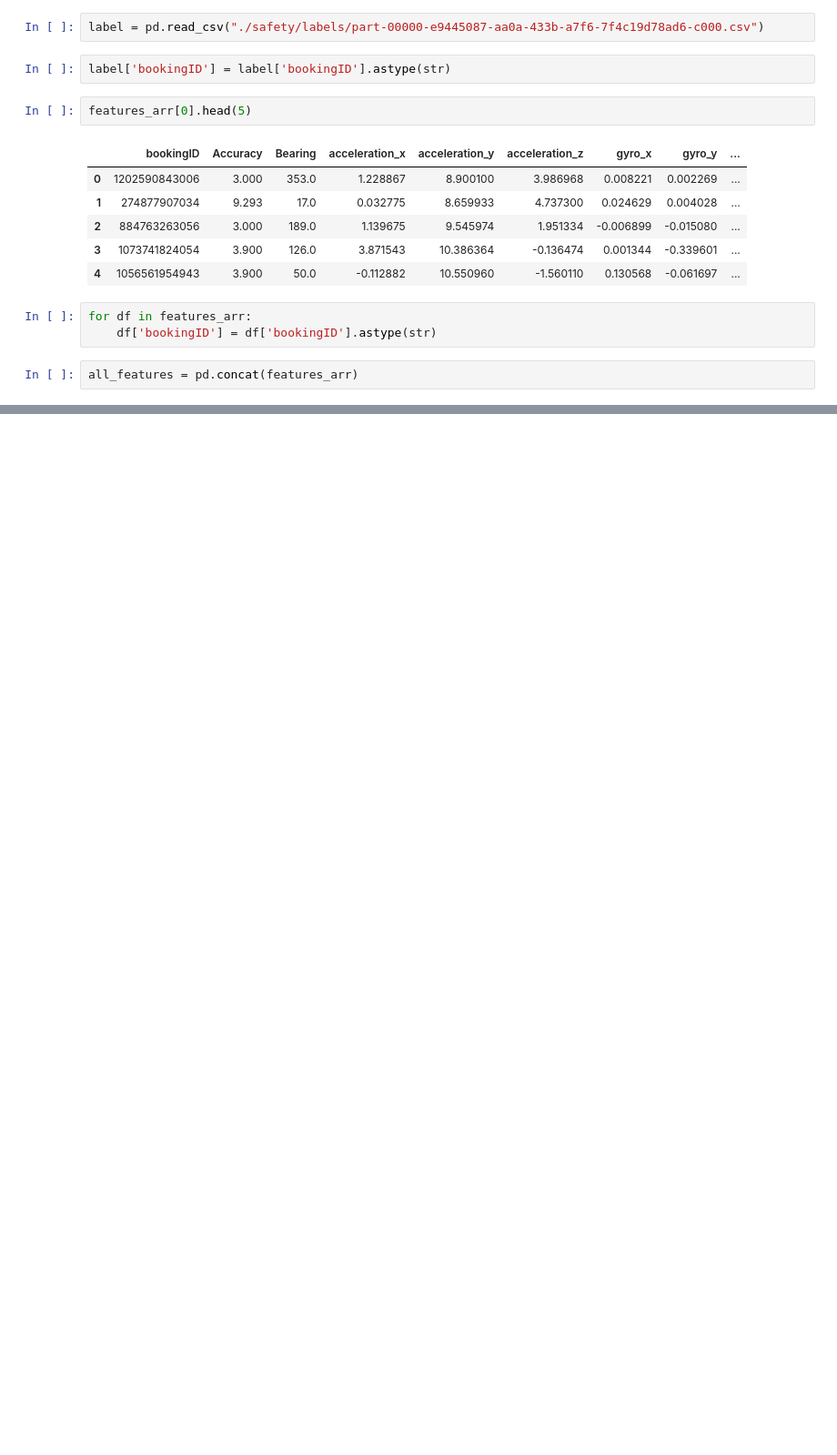
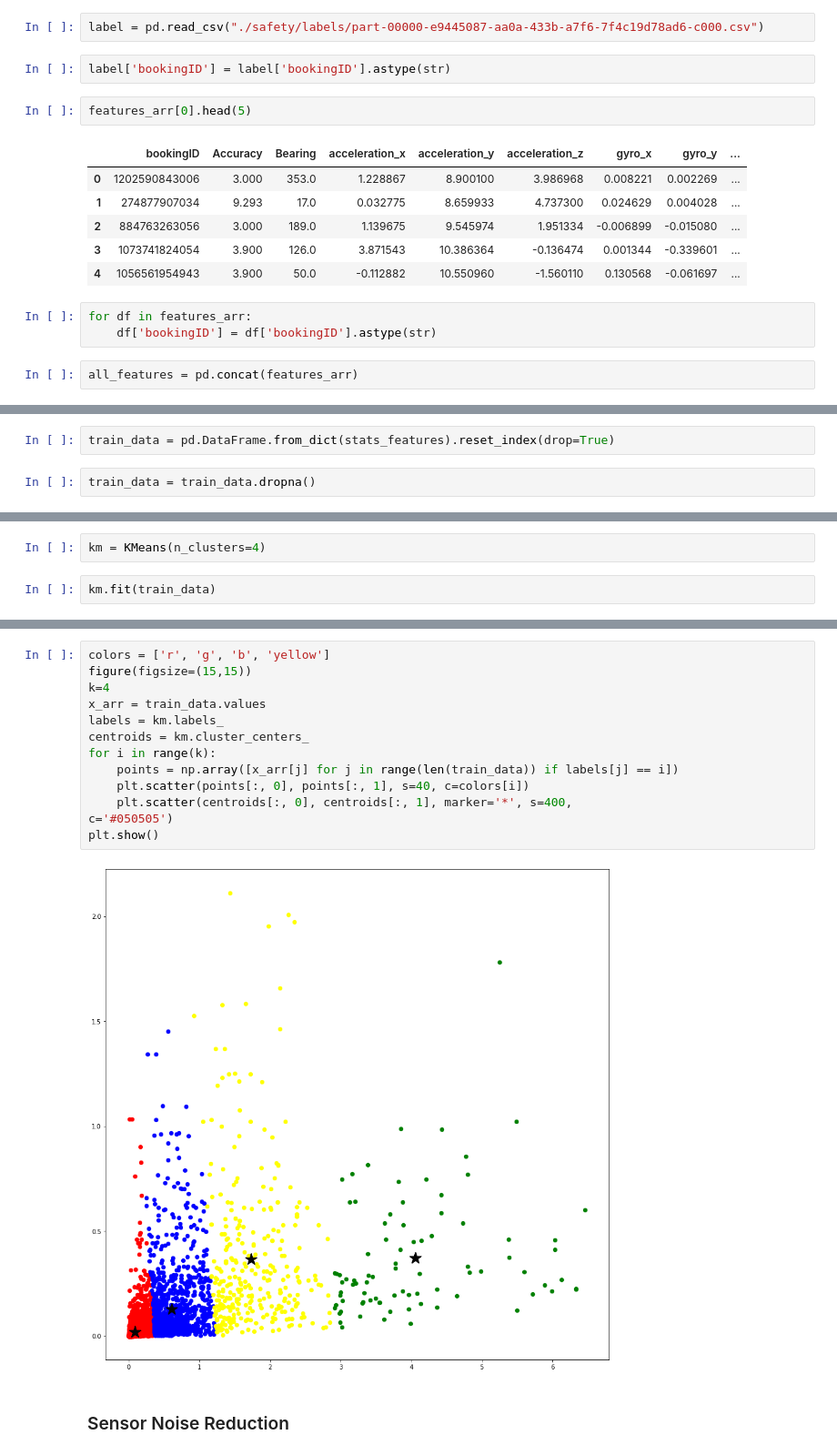
Before and after one commit to fariqodri/aiforsea, a Jupyter notebook: aiforsea.ipynb, the cells around one changed output, grey strips where cells are left out. Shown at 91% size. Saved outputs shown, nothing was run; the diff lists cells and outputs as text; blank space fills up the shorter version.

Commit message:
Finish clustering

```diff
--- a/aiforsea.ipynb
+++ b/aiforsea.ipynb
@@ -37,0 +151,4 @@ grouped_by_booking_id = all_features.sort_values("second").groupby('bookingID',
+# %%
+train_data = pd.DataFrame.from_dict(stats_features).reset_index(drop=True)
+# %%
+train_data = train_data.dropna()
@@ -37,0 +179,4 @@ grouped_by_booking_id = all_features.sort_values("second").groupby('bookingID',
+# %%
+km = KMeans(n_clusters=4)
+# %%
+km.fit(train_data)
@@ -37,0 +196,17 @@ grouped_by_booking_id = all_features.sort_values("second").groupby('bookingID',
+# %%
+colors = ['r', 'g', 'b', 'yellow']
+figure(figsize=(15,15))
+k=4
+x_arr = train_data.values
+labels = km.labels_
+centroids = km.cluster_centers_
+for i in range(k):
+    points = np.array([x_arr[j] for j in range(len(train_data)) if labels[j] == i])
+    plt.scatter(points[:, 0], points[:, 1], s=40, c=colors[i])
+    plt.scatter(centroids[:, 0], centroids[:, 1], marker='*', s=400,
+c='#050505')
+plt.show()
+# %% [output]
+[figure, added]
+# %% [markdown]
+### Sensor Noise Reduction
```
Also changed, not shown: parts of 38 cells of this notebook.
